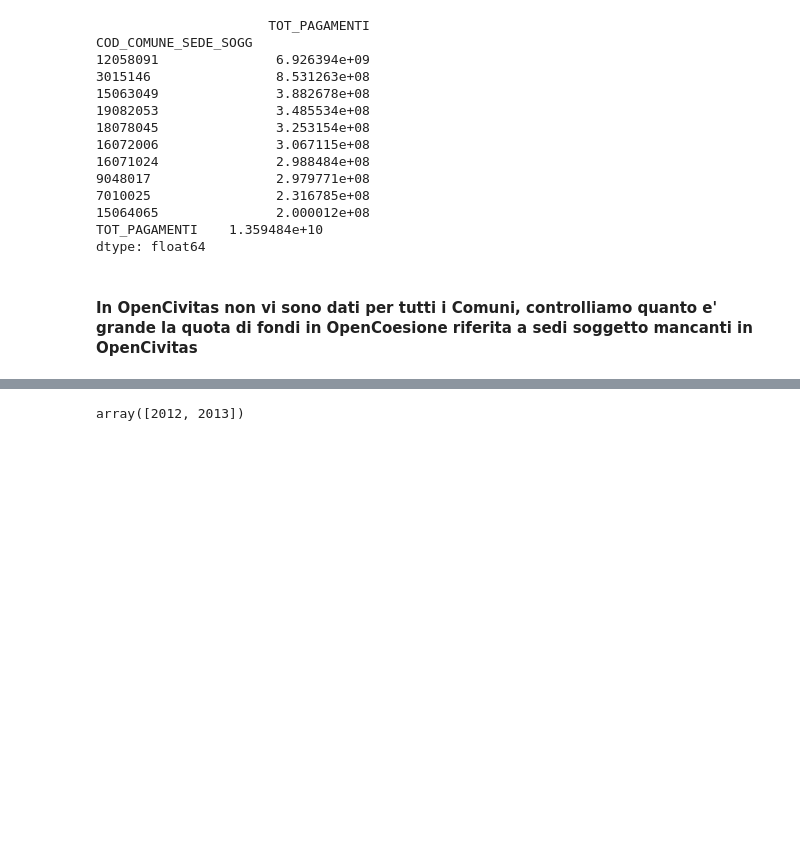
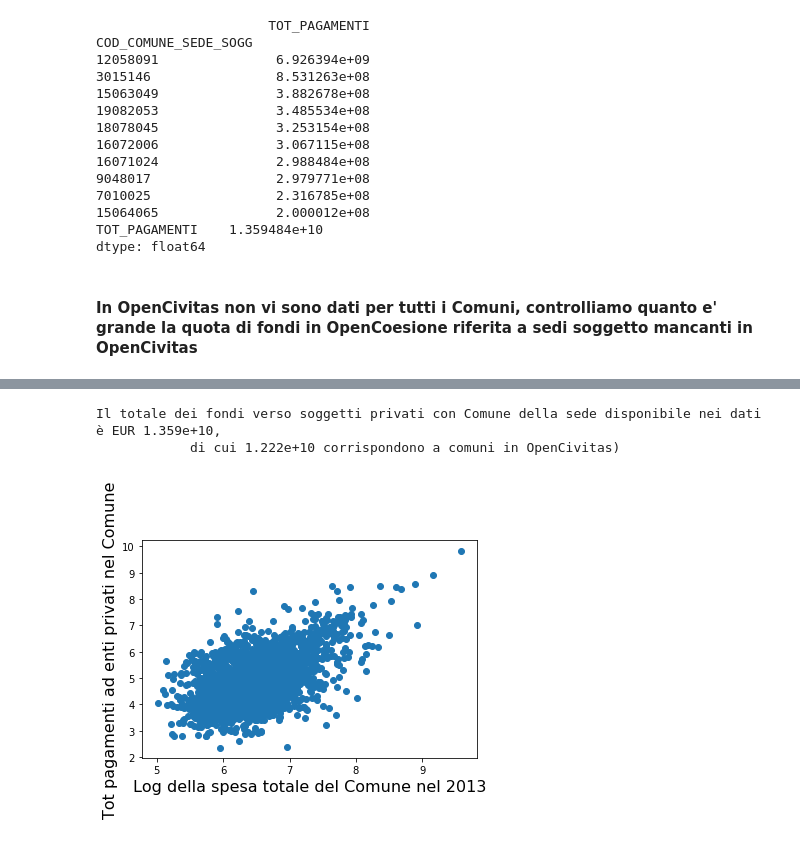
Before and after one commit to davideveronese/daf-data-science, a Jupyter notebook: opencoesione/Comune-based data.ipynb, the cells around one changed output, grey strips where cells are left out. Saved outputs shown, nothing was run; the diff lists cells and outputs as text; code cells hidden in the pictures; blank space fills up the shorter version.

Commit message:
add first scatter

```diff
--- a/opencoesione/Comune-based data.ipynb
+++ b/opencoesione/Comune-based data.ipynb
@@ -67,6 +68,7 @@ soggLuoghiPrivato = soggettiLuoghi[bEntePrivato]
 fondiSoggetti = soggLuoghiPrivato.groupby(
                     'COD_COMUNE_SEDE_SOGG')['TOT_PAGAMENTI'].sum().sort_values(ascending=False).to_frame()
 
+fondiSoggetti = fondiSoggetti[fondiSoggetti >0]
 print(fondiSoggetti.head(10))
 print(fondiSoggetti.sum())
 # %% [output]
@@ -119,11 +90,0 @@ dtype: float64
-# %%
-
-
-
-#unioneComuniSoggetti.TOT_PAGAMENTI.fillna(value=0, inplace=True)
-#print(newData.COD_COMUNE_SEDE_SOGG.drop_duplicates().isin(speseERedditiComune['Codice Istat Lungo']).mean())
-
-
-unioneComuniSoggetti.ANNO.unique()
-# %% [output]
-array([2012, 2013])
@@ -143,0 +91,21 @@ soggettiLuoghi[bDodgyData].DESCR_FORMA_GIURIDICA_SOGG.unique()
+# %%
+listaComuniOpenCiv = speseERedditiComune['Codice Istat Lungo'].drop_duplicates()
+
+print('''Il totale dei fondi verso soggetti privati con Comune della sede disponibile nei dati è EUR %.4g,
+            di cui %.4g corrispondono a comuni in OpenCivitas) ''' % (fondiSoggetti.sum(),
+                fondiSoggetti[fondiSoggetti.index.isin(listaComuniOpenCiv.values)].sum()))
+
+unioneComuniSoggetti = pd.merge(speseERedditiComune, fondiSoggetti,
+                                how='left',left_on='Codice Istat Lungo', right_index = True)
+
+b2013 = unioneComuniSoggetti.ANNO==2013
+# %% [output]
+Il totale dei fondi verso soggetti privati con Comune della sede disponibile nei dati è EUR 1.359e+10,
+            di cui 1.222e+10 corrispondono a comuni in OpenCivitas)
+# %%
+plt.scatter(np.log10(unioneComuniSoggetti[b2013].SPESA_CCC_tot), np.log10(unioneComuniSoggetti[b2013].TOT_PAGAMENTI))
+plt.xlabel('Log della spesa totale del Comune nel 2013', size=16)
+plt.ylabel('Tot pagamenti ad enti privati nel Comune', size=16)
+plt.show()
+# %% [output]
+[figure, added]
```
Also changed, not shown: parts of 8 cells of this notebook.
